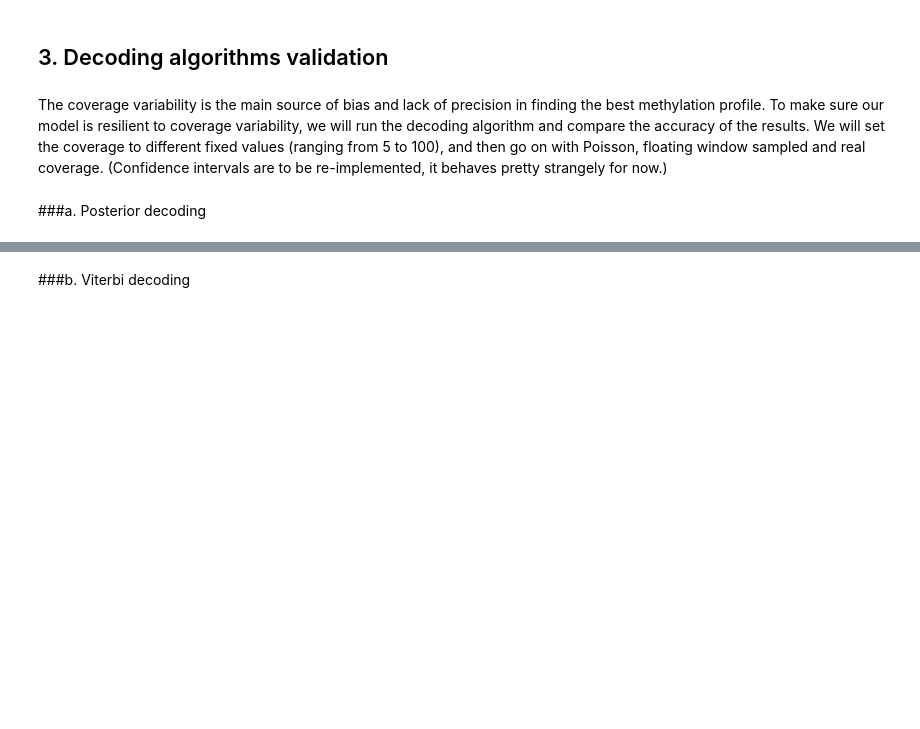
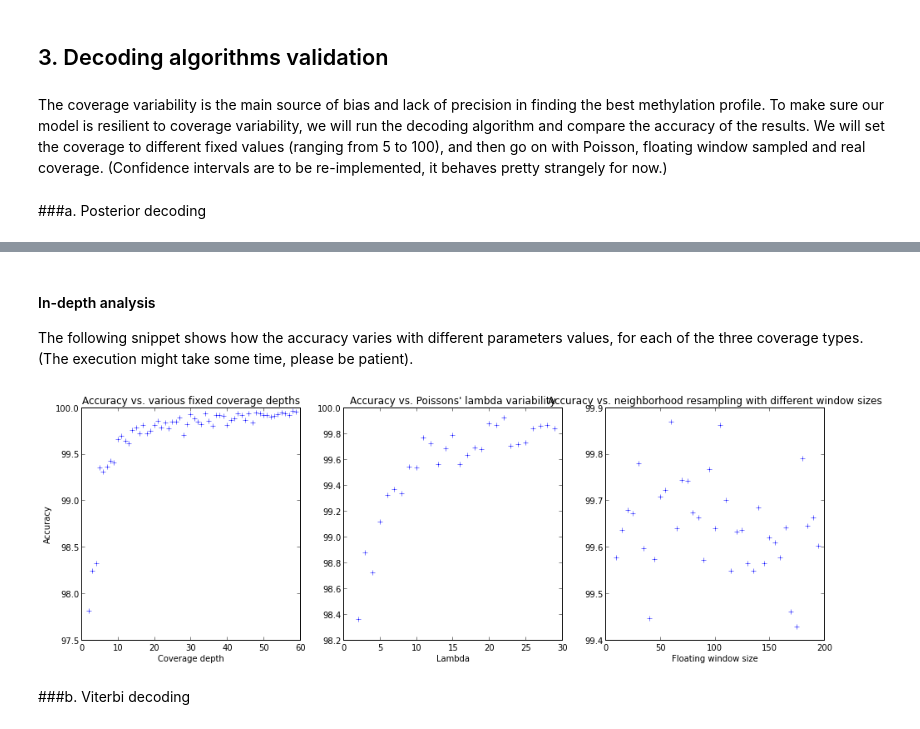
Before and after one commit to madbessoul/bshmm, a Jupyter notebook: bshmm.ipynb, the cells around one changed output, grey strips where cells are left out. Cells and saved outputs as stored; diff of their text form; code cells hidden in the pictures; blank space fills up the shorter version.

Commit message:
Switchable verbose mode to decoding algorithms and accuracy testing to the notebook

```diff
--- a/bshmm.ipynb
+++ b/bshmm.ipynb
@@ -108,3 +91,48 @@ best_path = model.decode(obs, cov, method="posterior", graph=True, real_path = p
+# %% [markdown]
+#### In-depth analysis
+The following snippet shows how the accuracy varies with different parameters values, for each of the three coverage types.
+(The execution might take some time, please be patient).
+# %%
+fixed_accs = []
+for val in xrange(2, 60):
+	path, obs, cov = model.generateData(meth_data['cov'], cov_type="fixed", seq_length = 800,fix_cov_val = val)
+	best_path, ci, acc= model.decode(obs, cov,method="posterior",graph=False,real_path = path)
+	fixed_accs.append(acc)
+
+fig = figure(figsize=(16,5), dpi=100)
+subplot(131)
+plot(range(2,60), fixed_accs, '+')
+title('Accuracy vs. various fixed coverage depths')
+xlabel("Coverage depth")
+ylabel("Accuracy")
+
+
+poisson_accs = []
+for val in xrange(2, 30):
+    path, obs, cov = model.generateData(meth_data['cov'], cov_type="poisson", seq_length = 800,lam = val)
+    best_path, ci, acc= model.decode(obs, cov,method="posterior",graph=False,real_path = path)
+    poisson_accs.append(acc)
+
+subplot(132)
+plot(range(2,30), poisson_accs, '+')
+title("Accuracy vs. Poissons' lambda")
+xlabel("Lambda")
+ylabel
+window_accs = []
+for val in xrange(10, 200, 5):
+
+	path, obs, cov = model.generateData(meth_data['cov'], cov_type="window", seq_length = 800, window_size=val)
+	best_path, ci, acc= model.decode(obs, cov,method="posterior",graph=False,real_path = path)
+	window_accs.append(acc)
+
+subplot(133)
+plot(range(10,200,5), window_accs, '+')
+title("Accuracy vs. neighborhood resampling")
+xlabel("Floating window size")
+
+show()
+# %% [output]
+[figure, added]
 # %% [markdown]
 ###b. Viterbi decoding
 # %%
```
Also changed, not shown: parts of 5 cells of this notebook.
